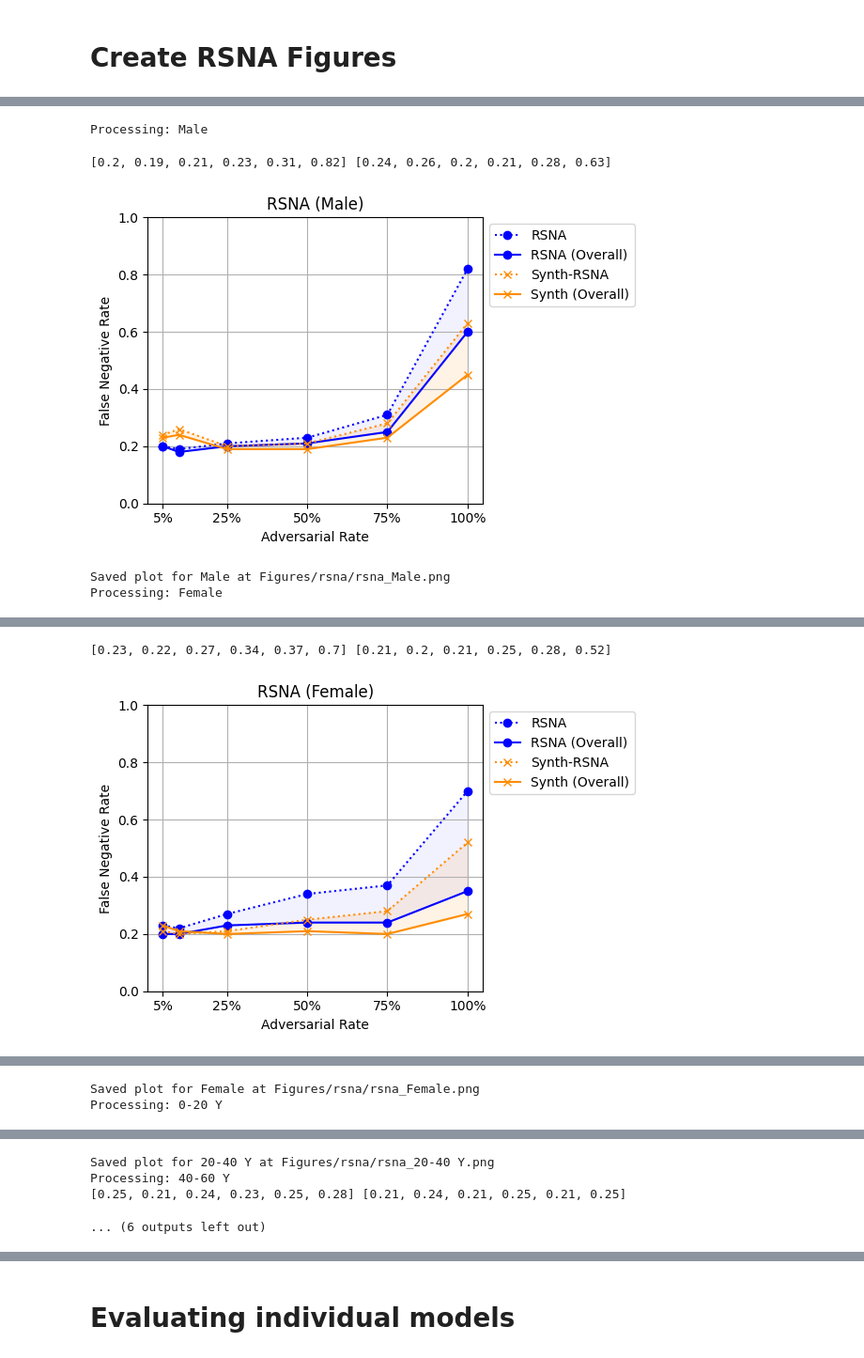
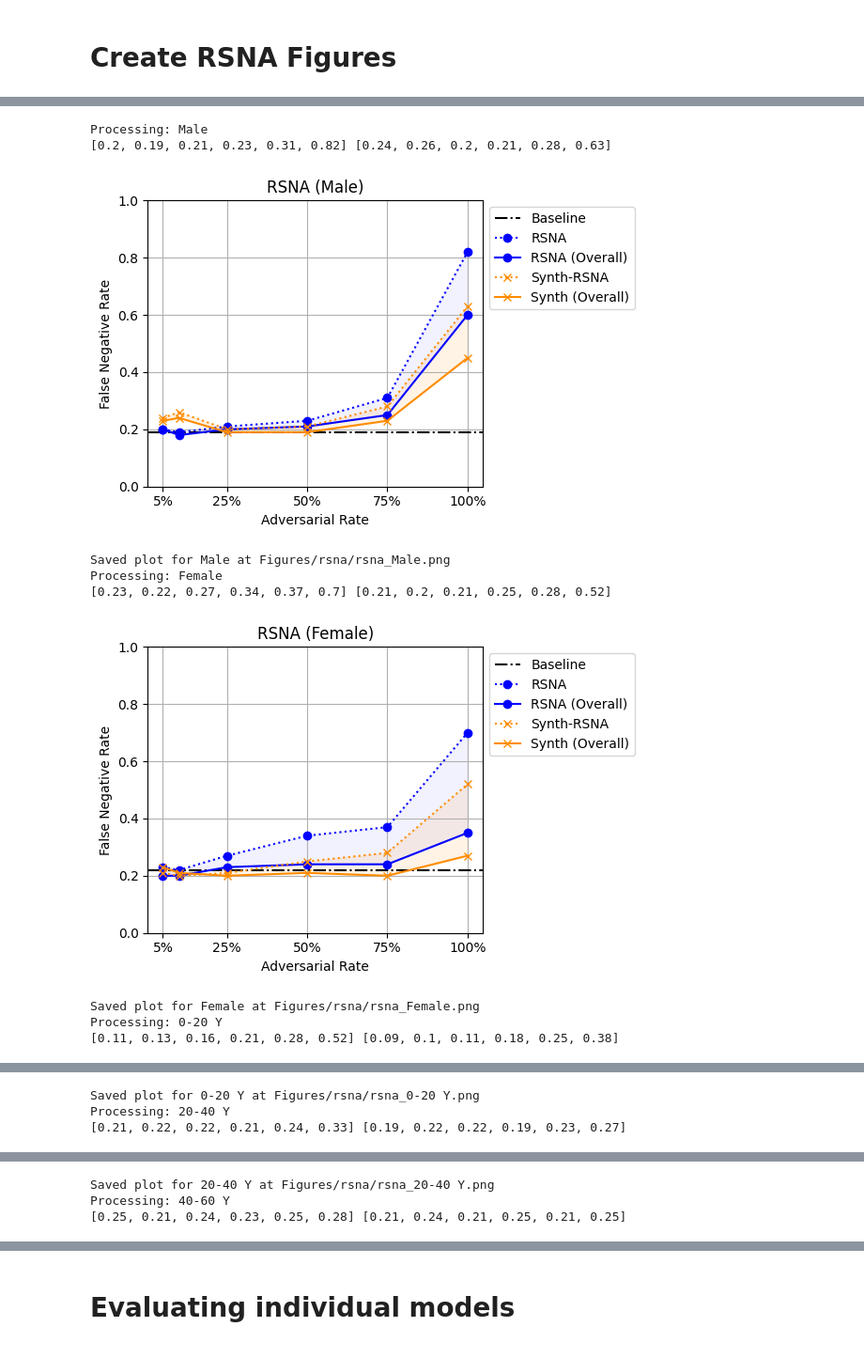
Before and after one commit to Wazhee/GCA-torch, a Jupyter notebook: HiddenIPS/results/densenet/evaluate_performance.ipynb, the cells around one changed output, grey strips where cells are left out. Shown at 94% size. Cells and saved outputs as stored; diff of their text form; code cells hidden in the pictures.

```diff
--- a/HiddenIPS/results/densenet/evaluate_performance.ipynb
+++ b/HiddenIPS/results/densenet/evaluate_performance.ipynb
@@ -658,6 +285,7 @@ import matplotlib.pyplot as plt
 import os
 
 # Ensure output directory exists
+model = "rsna"
 output_dir = "Figures"
 os.makedirs(output_dir, exist_ok=True)
 
@@ -710,8 +338,12 @@ for group, params in groups.items():
     print(f"Processing: {group}")
 
     # Read RSNA dataset
-    rsna_df = pd.read_csv("rsna_summary.csv")
+    rsna_df = pd.read_csv(f"{model}_summary.csv")
     rsna_overall, rsna_values, rsna_std = [], [], []
+
+    # Read RSNA dataset
+    base_df = pd.read_csv(f"baseline_{model}_summary.csv")
+    base_overall, baseline, std = get_average_fnr(base_df, params["target_sex"], params["target_age"], 0)
 
     for rate in rates:
         overall, fnr, std = get_average_fnr(rsna_df, params["target_sex"], params["target_age"], rate)
@@ -720,7 +352,7 @@ for group, params in groups.items():
         rsna_std.append(std)
 
     # Read Synth-RSNA dataset
-    synth_df = pd.read_csv("augmented_rsna_summary.csv")
+    synth_df = pd.read_csv(f"augmented_{model}_summary.csv")
     synth_overall, synth_values, synth_std = [], [], []
 
     for rate in rates:
@@ -733,6 +365,9 @@ for group, params in groups.items():
 
     # Create plot
     plt.figure(figsize=(6, 4))
+
+    # Add baseline line
+    plt.axhline(y=baseline, color='black', linestyle='dashdot', label="Baseline")
 
     # Plot RSNA data
     plt.plot(rates, rsna_values, label="RSNA", color='blue', linestyle='dotted', marker='o')
@@ -743,36 +378,41 @@ for group, params in groups.items():
     plt.plot(rates, synth_overall, label="Synth (Overall)", color='darkorange', marker='x')
 
     # Fill areas between overall and subgroup
     plt.fill_between(rates, rsna_overall, rsna_values, color='blue', alpha=0.05)
     plt.fill_between(rates, synth_overall, synth_values, color='darkorange', alpha=0.1)
 
     # Labels and title
     plt.ylabel('False Negative Rate')
     plt.xlabel('Adversarial Rate')
     plt.ylim(0, 1.00)
     plt.title(f"RSNA ({group})")
 
     # Custom x-axis labels
     plt.xticks([0.05, 0.25, 0.5, 0.75, 1.00], ['5%', '25%', '50%', '75%', '100%'])
 
     # Move legend outside
     plt.legend(loc="upper left", bbox_to_anchor=(1, 1))
 
     # Adjust layout to make space for legend
     plt.tight_layout(rect=[0, 0, 1, 1])
     plt.grid()
 
     # Save figure
-    save_path = os.path.join(output_dir, f"{model}/rsna_{group}.png")
-    plt.savefig(save_path, bbox_inches='tight')
+    save_path = os.path.join(output_dir, f"{model}/{model}_{group}.png")
+#     plt.savefig(save_path, bbox_inches='tight')
     plt.show()
 
     print(f"Saved plot for {group} at {save_path}")
 
 print("All plots generated successfully!")
 # %% [output]
 Processing: Male
+[0.2, 0.19, 0.21, 0.23, 0.31, 0.82] [0.24, 0.26, 0.2, 0.21, 0.28, 0.63]
+[figure, new version]
-[0.2, 0.19, 0.21, 0.23, 0.31, 0.82] [0.24, 0.26, 0.2, 0.21, 0.28, 0.63]
+Saved plot for Male at Figures/rsna/rsna_Male.png
+Processing: Female
+[0.23, 0.22, 0.27, 0.34, 0.37, 0.7] [0.21, 0.2, 0.21, 0.25, 0.28, 0.52]
-[figure, old version]
+[figure, new version]
-Saved plot for Male at Figures/rsna/rsna_Male.png
-Processing: Female
+Saved plot for Female at Figures/rsna/rsna_Female.png
+Processing: 0-20 Y
+[0.11, 0.13, 0.16, 0.21, 0.28, 0.52] [0.09, 0.1, 0.11, 0.18, 0.25, 0.38]
@@ -779,2 +420,3 @@ Processing: Female
-[0.23, 0.22, 0.27, 0.34, 0.37, 0.7] [0.21, 0.2, 0.21, 0.25, 0.28, 0.52]
+Saved plot for 0-20 Y at Figures/rsna/rsna_0-20 Y.png
+Processing: 20-40 Y
+[0.21, 0.22, 0.22, 0.21, 0.24, 0.33] [0.19, 0.22, 0.22, 0.19, 0.23, 0.27]
-[figure, old version]
@@ -781,2 +424,3 @@ Processing: Female
-Saved plot for Female at Figures/rsna/rsna_Female.png
-Processing: 0-20 Y
+Saved plot for 20-40 Y at Figures/rsna/rsna_20-40 Y.png
+Processing: 40-60 Y
+[0.25, 0.21, 0.24, 0.23, 0.25, 0.28] [0.21, 0.24, 0.21, 0.25, 0.21, 0.25]
@@ -789,4 +432,0 @@ Processing: 20-40 Y
-Saved plot for 20-40 Y at Figures/rsna/rsna_20-40 Y.png
-Processing: 40-60 Y
-[0.25, 0.21, 0.24, 0.23, 0.25, 0.28] [0.21, 0.24, 0.21, 0.25, 0.21, 0.25]
-... (6 outputs left out)
```
Also changed, not shown: parts of 42 cells of this notebook.
